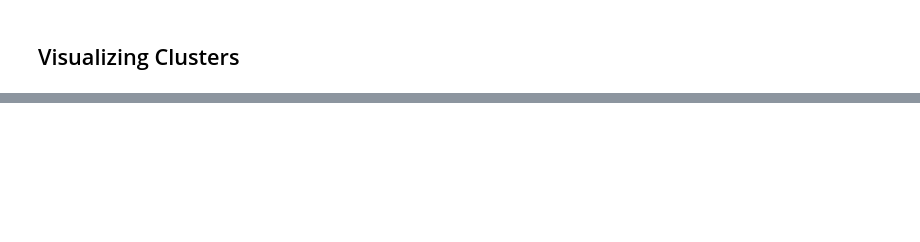
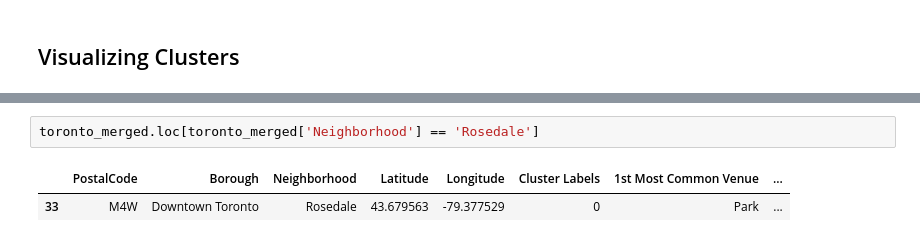
Before and after one commit to svsraju/Best-Location-to-Choose, a Jupyter notebook: Coursera_capstone.ipynb, the cells around one changed output, grey strips where cells are left out. Saved outputs shown, nothing was run; the diff lists cells and outputs as text; blank space fills up the shorter version.

```diff
--- a/Coursera_capstone.ipynb
+++ b/Coursera_capstone.ipynb
@@ -665,0 +679,5 @@ SyntaxError: invalid syntax (<ipython-input-114-2dc051c3986c>, line 1)
+# %%
+toronto_merged.loc[toronto_merged['Neighborhood'] == 'Rosedale']
+# %% [output]
+|  | PostalCode | Borough | Neighborhood | Latitude | Longitude | Cluster Labels | 1st Most Common Venue | ... |
+| 33 | M4W | Downtown Toronto | Rosedale | 43.679563 | -79.377529 | 0 | Park | ... |
```
Also changed, not shown: parts of 14 cells of this notebook.
